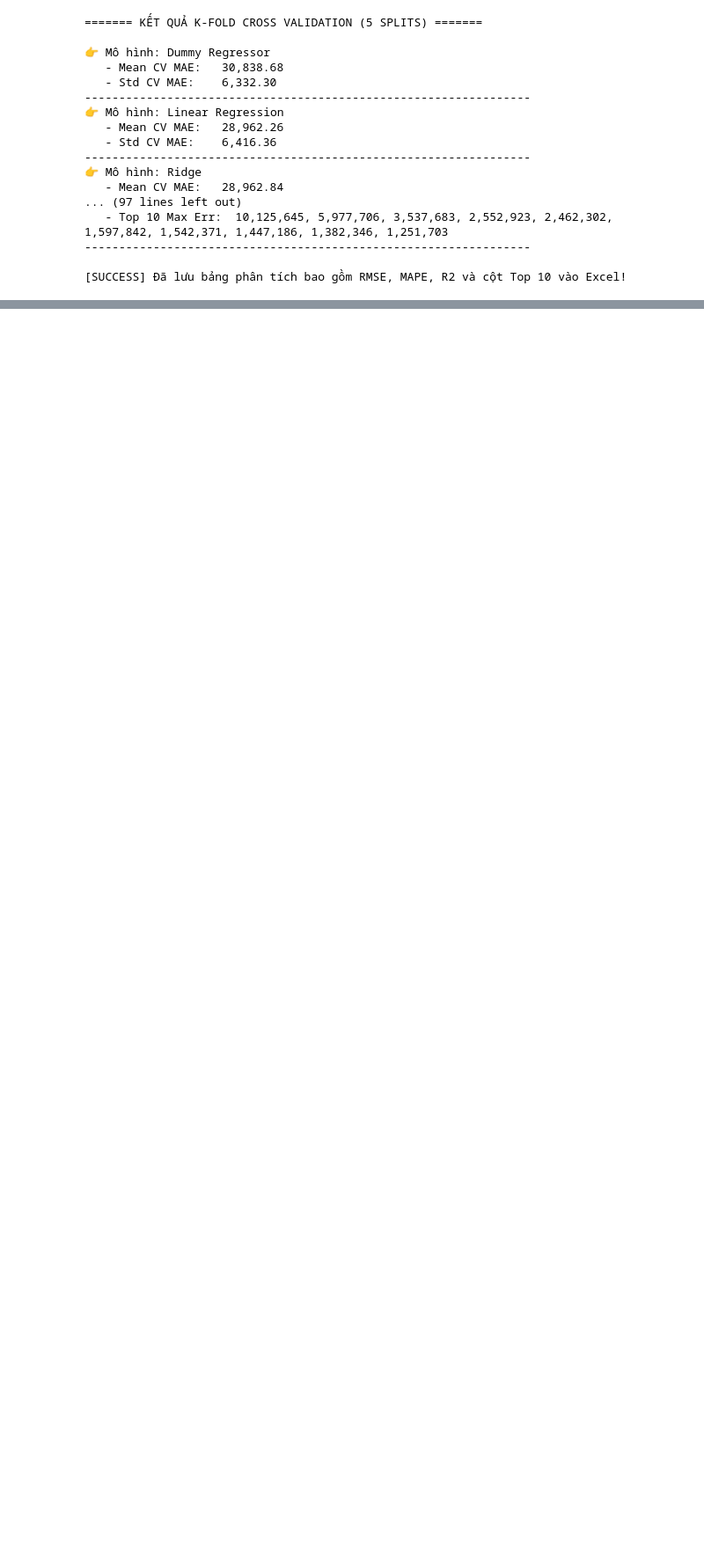
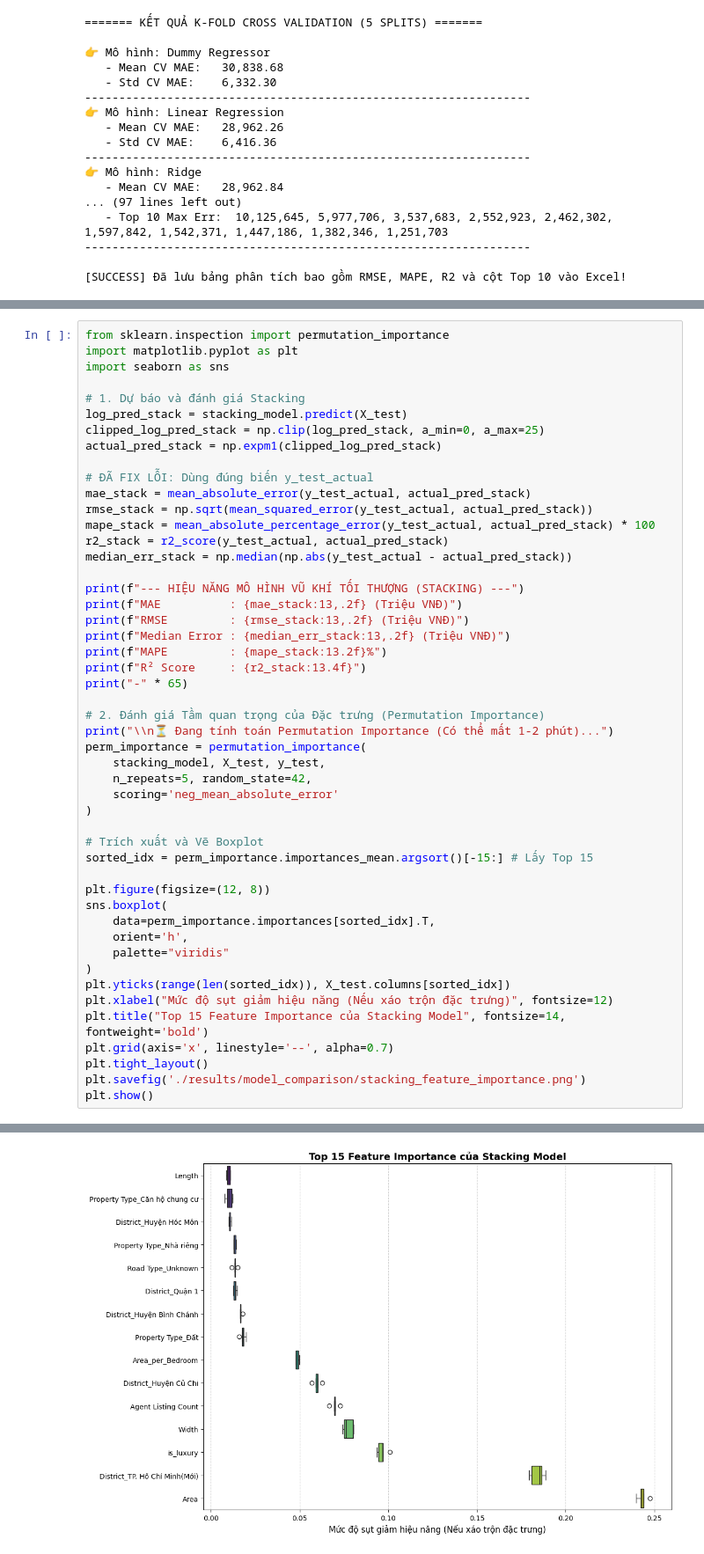
Before and after one commit to Treapling/Nhom20, a Jupyter notebook: notebooks/Model_Comparison/Model_Comparison.ipynb, the cells around one changed output, grey strips where cells are left out. Shown at 88% size. Cells and saved outputs as stored; diff of their text form; blank space fills up the shorter version.

Commit message:
Thêm mô hình STACKING và Permutation Importance, thêm KỸ THUẬt FEATURE ENGINEERING của nhóm Entropy

```diff
--- a/notebooks/Model_Comparison/Model_Comparison.ipynb
+++ b/notebooks/Model_Comparison/Model_Comparison.ipynb
@@ -257,0 +305,50 @@ print("\n[SUCCESS] Đã lưu bảng phân tích bao gồm RMSE, MAPE, R2 và c
+# %%
+from sklearn.inspection import permutation_importance
+import matplotlib.pyplot as plt
+import seaborn as sns
+
+# 1. Dự báo và đánh giá Stacking
+log_pred_stack = stacking_model.predict(X_test)
+clipped_log_pred_stack = np.clip(log_pred_stack, a_min=0, a_max=25)
+actual_pred_stack = np.expm1(clipped_log_pred_stack)
+
+# ĐÃ FIX LỖI: Dùng đúng biến y_test_actual
+mae_stack = mean_absolute_error(y_test_actual, actual_pred_stack)
+rmse_stack = np.sqrt(mean_squared_error(y_test_actual, actual_pred_stack))
+mape_stack = mean_absolute_percentage_error(y_test_actual, actual_pred_stack) * 100
+r2_stack = r2_score(y_test_actual, actual_pred_stack)
+median_err_stack = np.median(np.abs(y_test_actual - actual_pred_stack))
+
+print(f"--- HIỆU NĂNG MÔ HÌNH VŨ KHÍ TỐI THƯỢNG (STACKING) ---")
+print(f"MAE          : {mae_stack:13,.2f} (Triệu VNĐ)")
+print(f"RMSE         : {rmse_stack:13,.2f} (Triệu VNĐ)")
+print(f"Median Error : {median_err_stack:13,.2f} (Triệu VNĐ)")
+print(f"MAPE         : {mape_stack:13.2f}%")
+print(f"R² Score     : {r2_stack:13.4f}")
+print("-" * 65)
+
+# 2. Đánh giá Tầm quan trọng của Đặc trưng (Permutation Importance)
+print("\\n⏳ Đang tính toán Permutation Importance (Có thể mất 1-2 phút)...")
+perm_importance = permutation_importance(
+    stacking_model, X_test, y_test,
+    n_repeats=5, random_state=42,
+    scoring='neg_mean_absolute_error'
+)
+
+# Trích xuất và Vẽ Boxplot
+sorted_idx = perm_importance.importances_mean.argsort()[-15:] # Lấy Top 15
+
+plt.figure(figsize=(12, 8))
+sns.boxplot(
+    data=perm_importance.importances[sorted_idx].T,
+    orient='h',
+    palette="viridis"
+)
+plt.yticks(range(len(sorted_idx)), X_test.columns[sorted_idx])
+plt.xlabel("Mức độ sụt giảm hiệu năng (Nếu xáo trộn đặc trưng)", fontsize=12)
+plt.title("Top 15 Feature Importance của Stacking Model", fontsize=14, fontweight='bold')
+plt.grid(axis='x', linestyle='--', alpha=0.7)
+plt.tight_layout()
+plt.savefig('./results/model_comparison/stacking_feature_importance.png')
+plt.show()
+# %% [output]
@@ -258,3 +363,4 @@ print("\n[SUCCESS] Đã lưu bảng phân tích bao gồm RMSE, MAPE, R2 và c
+[figure, added]
 # %%
 # Tạo DataFrame gộp Giá thực tế và Dự đoán của 8 mô hình
 # Phần 1: MAE theo phân khúc giá
```
Also changed, not shown: parts of 2 cells of this notebook, 2 other files.
